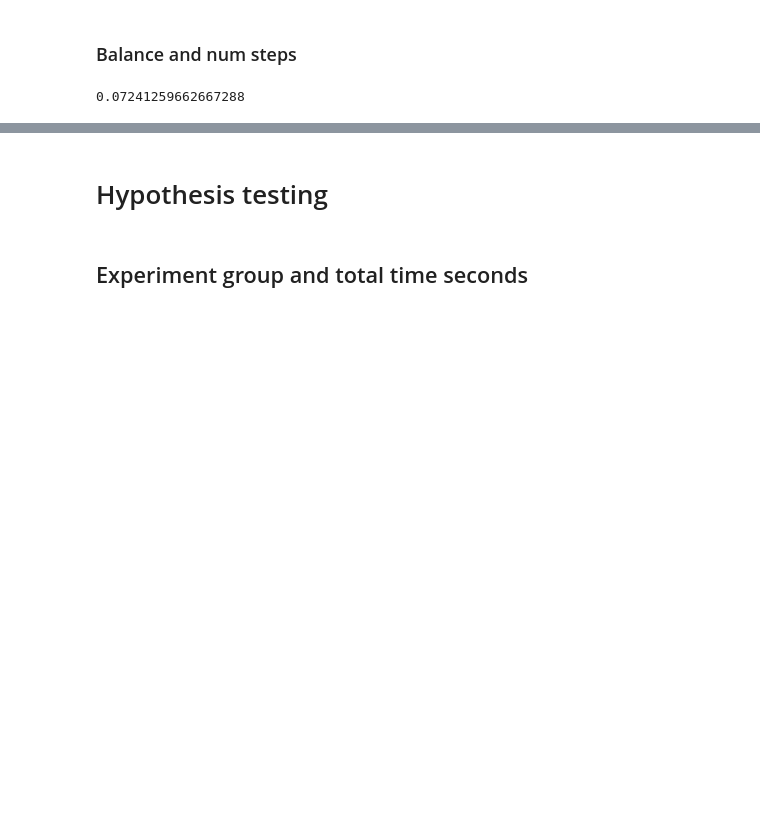
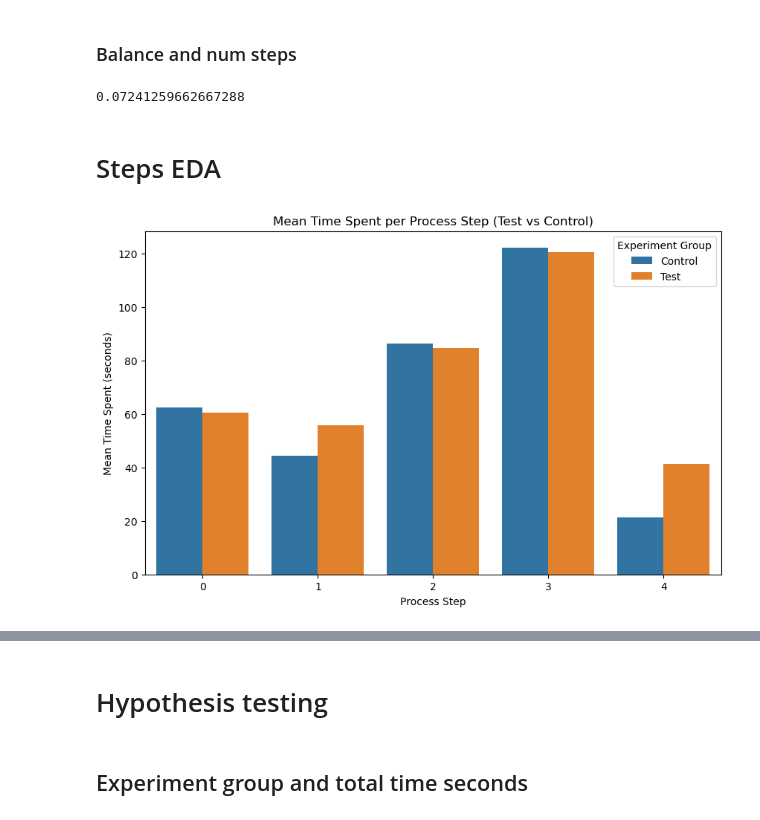
Before and after one commit to almudenaolg/Vanguard-AB-Test-Analysis, a Jupyter notebook: exploratory.ipynb, the cells around one changed output, grey strips where cells are left out. Saved outputs shown, nothing was run; the diff lists cells and outputs as text; code cells hidden in the pictures; blank space fills up the shorter version.

Commit message:
Add steps df

```diff
--- a/exploratory.ipynb
+++ b/exploratory.ipynb
@@ -329,0 +340,4 @@ df_web.head(10)
+# %%
+df_web_data['time_spent'] = pd.to_timedelta(df_web_data['time_spent'], errors='coerce')
+df_web_data['time_spent'].fillna(pd.Timedelta(seconds=0), inplace=True)
+df_web_data['time_spent_seconds'] = df_web_data['time_spent'].dt.total_seconds().astype(int)
@@ -329,0 +365,3 @@ df_web.head(10)
+# %%
+df_web_data = pd.merge(df_web_data, df_experiment_clients, on='client_id', how='left')
+df_web_data.dropna(inplace=True)
@@ -329,0 +370,8 @@ df_web.head(10)
+# %%
+#Extract the necessary info from df_web_data
+steps_df = df_web_data.groupby(['experiment_group', 'process_step']).agg({'time_spent_seconds': ['mean', 'std'], 'went_back': 'mean', 'completed': 'count'}).reset_index()
+
+# Rename columns for clarity
+steps_df.columns = ['experiment_group', 'process_step', 'mean_time_spent', 'std_time_spent', 'went_back_rate', 'step_count']
+
+steps_df.head(10)
@@ -1181,3 +1235,16 @@ correlation_steps_balance = df_filtered['num_steps'].corr(df_filtered['balance']
 correlation_steps_balance
 # %% [output]
 0.07241259662667288
+# %% [markdown]
+# Steps EDA
+# %%
+# Bar Plot para ver el tiempo medio por cada paso según el grupo experimental
+plt.figure(figsize=(10, 6))
+sns.barplot(data=steps_df, x='process_step', y='mean_time_spent', hue='experiment_group')
+plt.title('Mean Time Spent per Process Step (Test vs Control)')
+plt.xlabel('Process Step')
+plt.ylabel('Mean Time Spent (seconds)')
+plt.legend(title='Experiment Group')
+plt.show()
+# %% [output]
+[figure, added]
```
Also changed, not shown: parts of 32 cells of this notebook.
